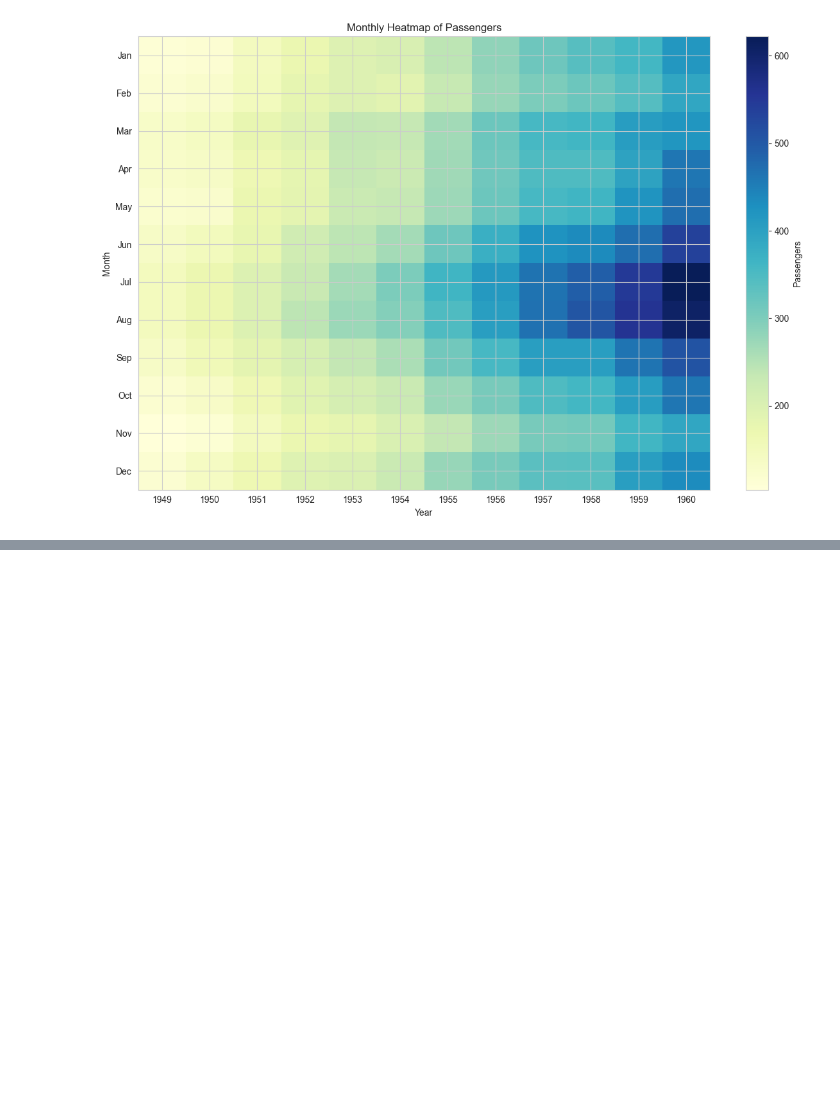
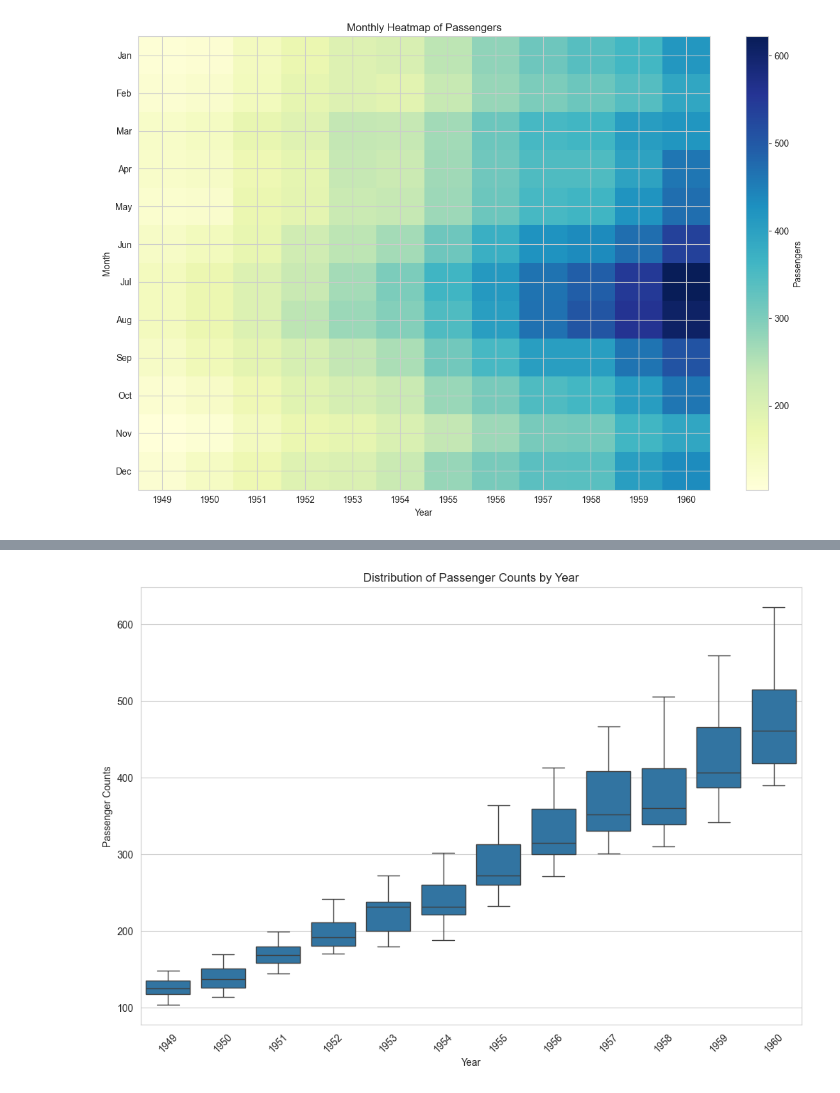
Before and after one commit to drodmay1/datafun-06-eda, a Jupyter notebook: david_eda.ipynb, the cells around one changed output, grey strips where cells are left out. Saved outputs shown, nothing was run; the diff lists cells and outputs as text; code cells hidden in the pictures; blank space fills up the shorter version.

Commit message:
boxplot created and added

```diff
--- a/david_eda.ipynb
+++ b/david_eda.ipynb
@@ -124,0 +126,19 @@ Each cell in the heatmap represents the total number of passengers for a specifi
+# %%
+# Set the size of the plot
+plt.figure(figsize=(12, 8))
+
+# Create a boxplot of passenger counts by year
+sns.boxplot(x='year', y='passengers', data=df)
+
+# Set the title and labels
+plt.title('Distribution of Passenger Counts by Year')
+plt.xlabel('Year')
+plt.ylabel('Passenger Counts')
+
+# Rotate x-axis labels for better readability
+plt.xticks(rotation=45)
+
+# Show the plot
+plt.show()
+# %% [output]
+[figure, added]
```
Also changed, not shown: parts of 2 cells of this notebook.
